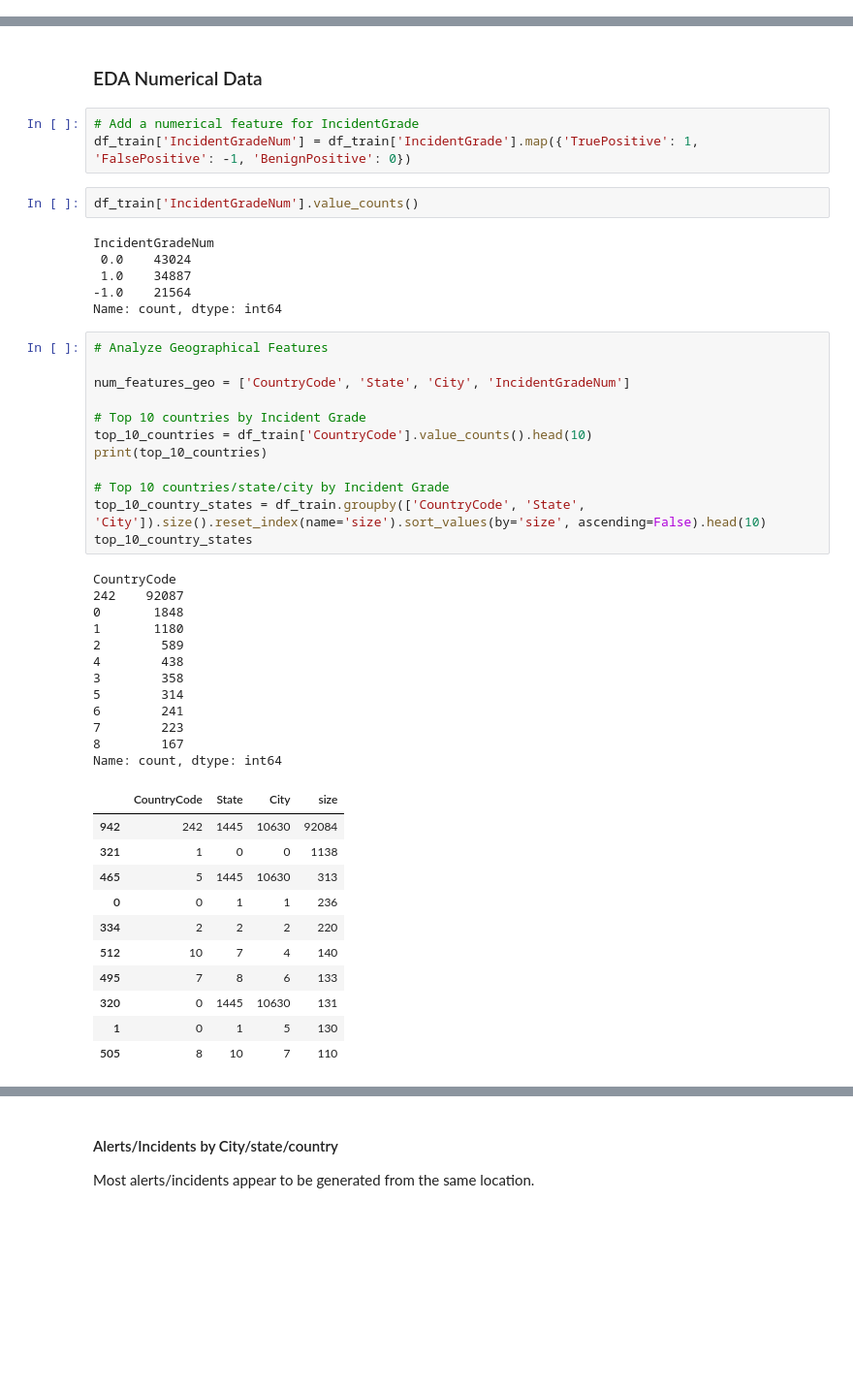
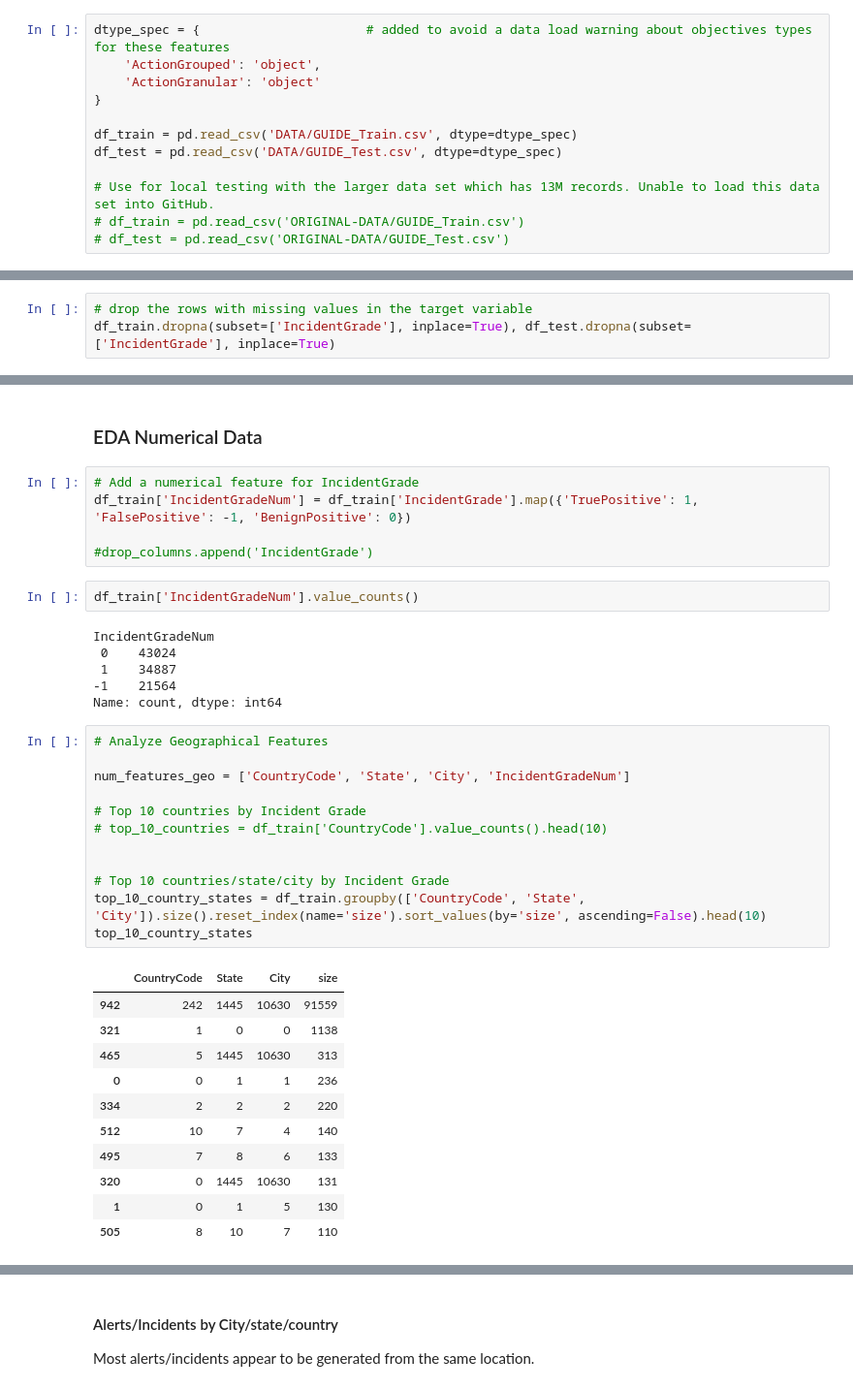
Before and after one commit to mgk2014/PCMLAI-capstone, a Jupyter notebook: xdr.ipynb, the cells around one changed output, grey strips where cells are left out. Shown at 97% size. Saved outputs shown, nothing was run; the diff lists cells and outputs as text; blank space fills up the shorter version.

```diff
--- a/xdr.ipynb
+++ b/xdr.ipynb
@@ -38,0 +40,12 @@ df_test = pd.read_csv('DATA/GUIDE_Test.csv')
+# %%
+dtype_spec = {                      # added to avoid a data load warning about objectives types for these features
+    'ActionGrouped': 'object',
+    'ActionGranular': 'object'
+}
+
+df_train = pd.read_csv('DATA/GUIDE_Train.csv', dtype=dtype_spec)
+df_test = pd.read_csv('DATA/GUIDE_Test.csv', dtype=dtype_spec)
+
+# Use for local testing with the larger data set which has 13M records. Unable to load this data set into GitHub.
+# df_train = pd.read_csv('ORIGINAL-DATA/GUIDE_Train.csv')
+# df_test = pd.read_csv('ORIGINAL-DATA/GUIDE_Test.csv')
@@ -79,0 +98,3 @@ memory usage: 34.3+ MB
+# %%
+# drop the rows with missing values in the target variable
+df_train.dropna(subset=['IncidentGrade'], inplace=True), df_test.dropna(subset=['IncidentGrade'], inplace=True)
@@ -309,41 +369,31 @@ render_plot(ax, heading='Suspicion Level by Incident Grade', xlabel='Suspicion L
 # %%
 # Add a numerical feature for IncidentGrade
 df_train['IncidentGradeNum'] = df_train['IncidentGrade'].map({'TruePositive': 1, 'FalsePositive': -1, 'BenignPositive': 0})
+
+#drop_columns.append('IncidentGrade')
 # %%
 df_train['IncidentGradeNum'].value_counts()
 # %% [output]
 IncidentGradeNum
- 0.0    43024
- 1.0    34887
--1.0    21564
+ 0    43024
+ 1    34887
+-1    21564
 Name: count, dtype: int64
 # %%
 # Analyze Geographical Features
 
 num_features_geo = ['CountryCode', 'State', 'City', 'IncidentGradeNum']
 
 # Top 10 countries by Incident Grade
-top_10_countries = df_train['CountryCode'].value_counts().head(10)
-print(top_10_countries)
+# top_10_countries = df_train['CountryCode'].value_counts().head(10)
+
 
 # Top 10 countries/state/city by Incident Grade
 top_10_country_states = df_train.groupby(['CountryCode', 'State', 'City']).size().reset_index(name='size').sort_values(by='size', ascending=False).head(10)
 top_10_country_states
 # %% [output]
-CountryCode
-242    92087
-0       1848
-1       1180
-2        589
-4        438
-3        358
-5        314
-6        241
-7        223
-8        167
-Name: count, dtype: int64
 |  | CountryCode | State | City | size |
-| 942 | 242 | 1445 | 10630 | 92084 |
+| 942 | 242 | 1445 | 10630 | 91559 |
 | 321 | 1 | 0 | 0 | 1138 |
 | 465 | 5 | 1445 | 10630 | 313 |
 | 0 | 0 | 1 | 1 | 236 |
```
Also changed, not shown: parts of 35 cells of this notebook.
